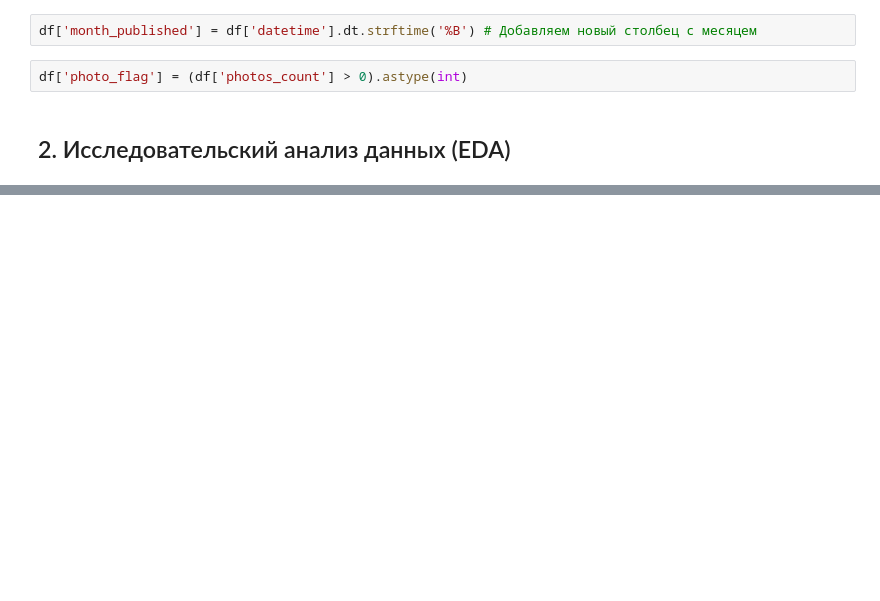
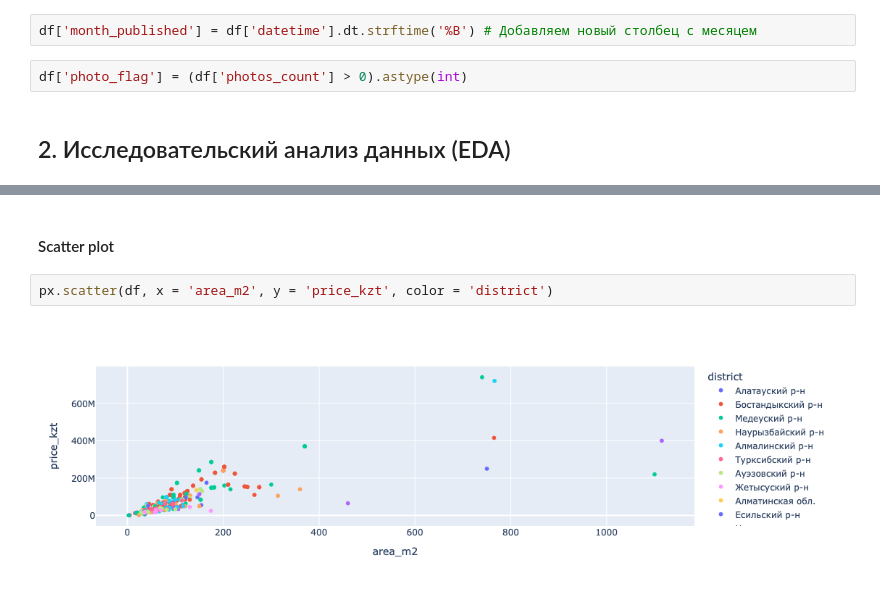
Before and after one commit to lluaai/krisha_analysis, a Jupyter notebook: Untitled.ipynb, the cells around one changed output, grey strips where cells are left out. Cells and saved outputs as stored; diff of their text form; blank space fills up the shorter version.

```diff
--- a/Untitled.ipynb
+++ b/Untitled.ipynb
@@ -117,0 +227,6 @@ df['photo_flag'] = (df['photos_count'] > 0).astype(int)
+# %% [markdown]
+#### Scatter plot
+# %%
+px.scatter(df, x = 'area_m2', y = 'price_kzt', color = 'district')
+# %% [output]
+[figure, added]
```
Also changed, not shown: parts of 25 cells of this notebook.
